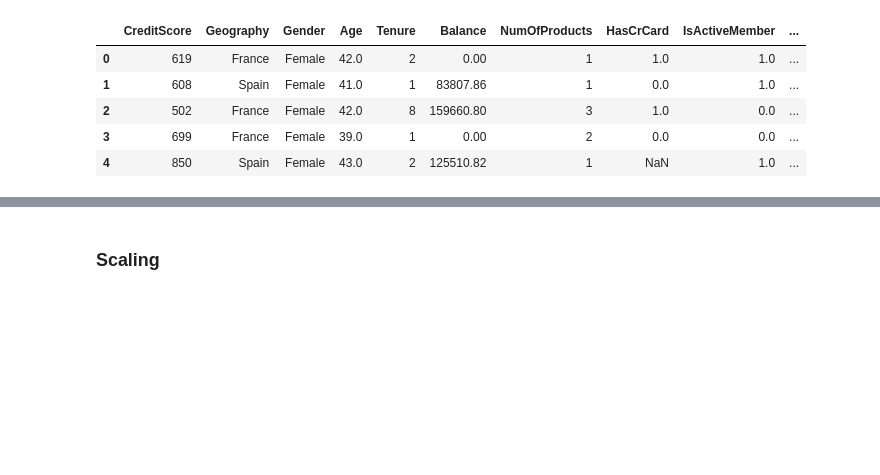
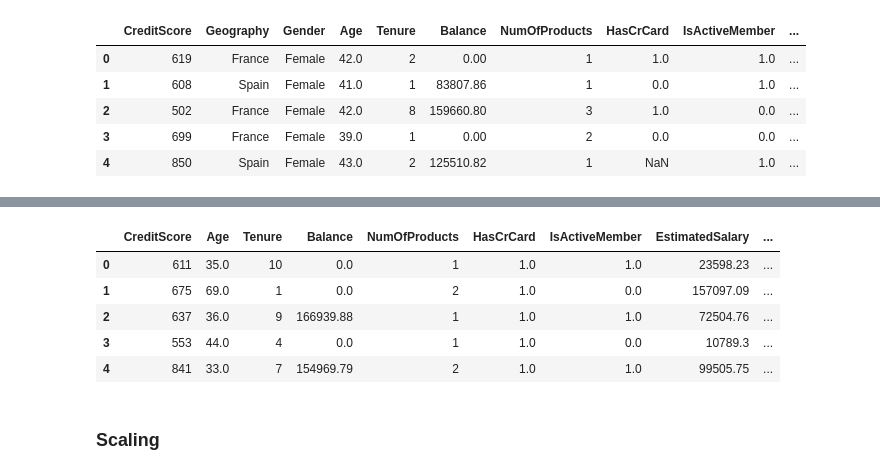
Before and after one commit to Samirnunes/data-science, a Jupyter notebook: machine_learning/machine_learning_techniques/scaling/scaling.ipynb, the cells around one changed output, grey strips where cells are left out. Saved outputs shown, nothing was run; the diff lists cells and outputs as text; code cells hidden in the pictures; blank space fills up the shorter version.

```diff
--- a/machine_learning/machine_learning_techniques/scaling/scaling.ipynb
+++ b/machine_learning/machine_learning_techniques/scaling/scaling.ipynb
@@ -40,3 +51,12 @@ X_train, X_test, y_train, y_test = initial_preprocess(df)
+# %%
+X_test.head()
+# %% [output]
+|  | CreditScore | Age | Tenure | Balance | NumOfProducts | HasCrCard | IsActiveMember | EstimatedSalary | ... |
+| 0 | 611 | 35.0 | 10 | 0.0 | 1 | 1.0 | 1.0 | 23598.23 | ... |
+| 1 | 675 | 69.0 | 1 | 0.0 | 2 | 1.0 | 0.0 | 157097.09 | ... |
+| 2 | 637 | 36.0 | 9 | 166939.88 | 1 | 1.0 | 1.0 | 72504.76 | ... |
+| 3 | 553 | 44.0 | 4 | 0.0 | 1 | 1.0 | 0.0 | 10789.3 | ... |
+| 4 | 841 | 33.0 | 7 | 154969.79 | 2 | 1.0 | 1.0 | 99505.75 | ... |
 # %% [markdown]
 ### Scaling
 # %%
```
Also changed, not shown: parts of 11 cells of this notebook.
